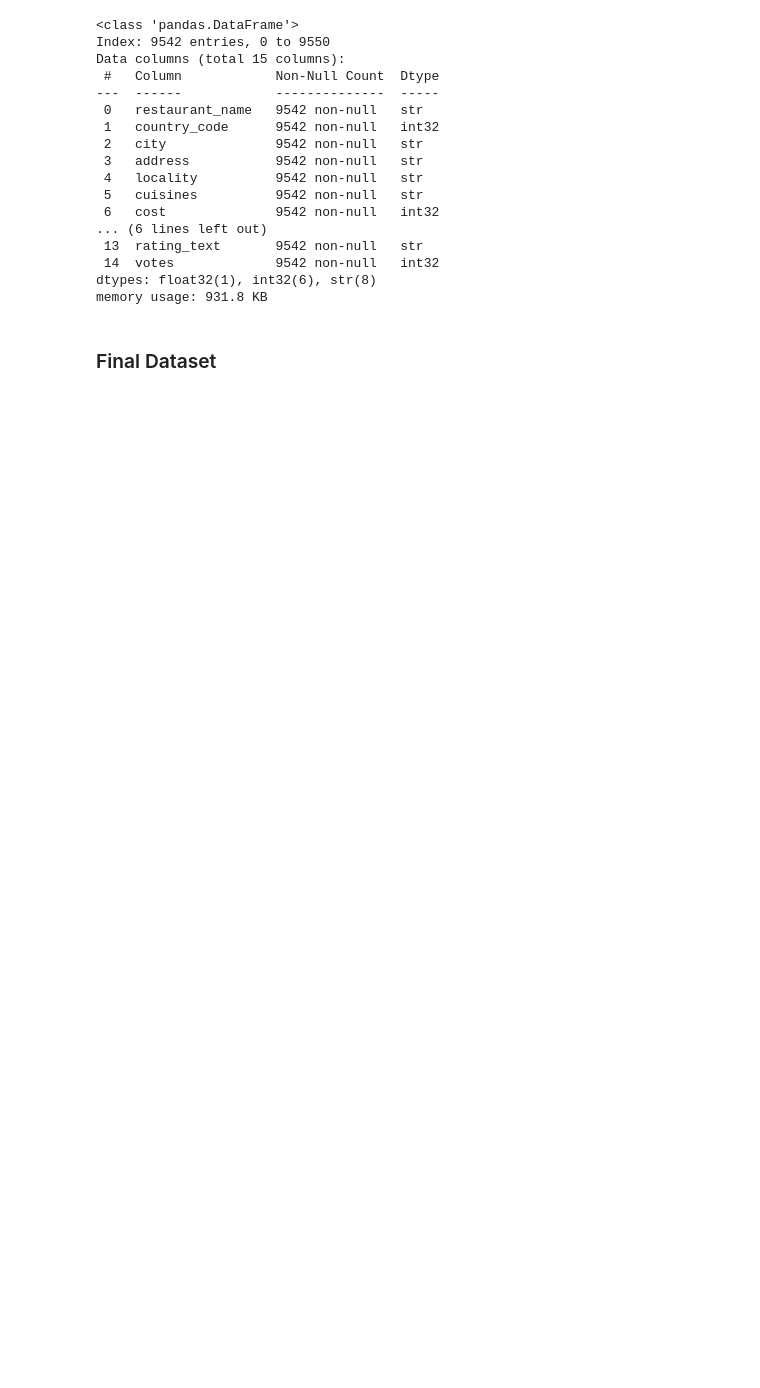
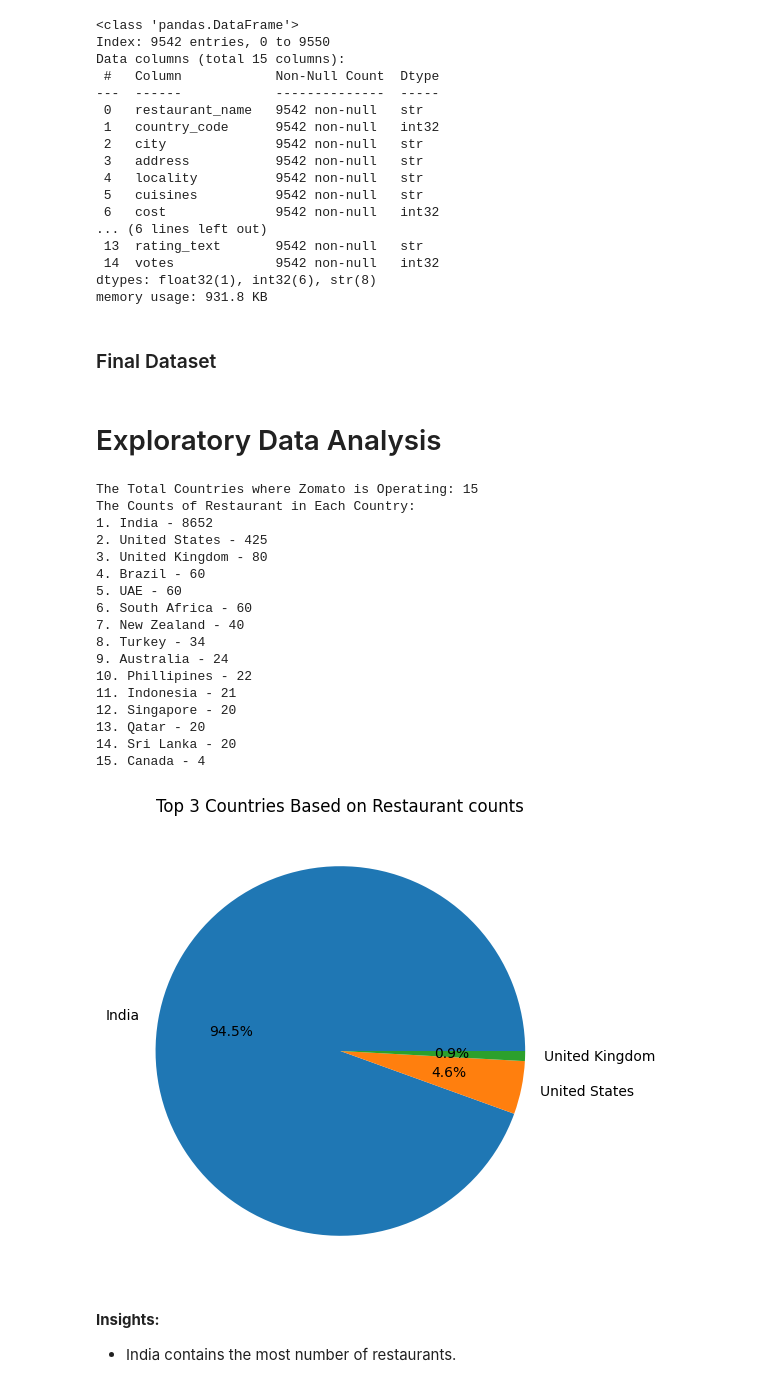
Before and after one commit to vansh-076/Zomato-Recommendation-system, a Jupyter notebook: Zomato_EDA.ipynb, the cells around one changed output. Saved outputs shown, nothing was run; the diff lists cells and outputs as text; code cells hidden in the pictures; blank space fills up the shorter version.

```diff
--- a/Zomato_EDA.ipynb
+++ b/Zomato_EDA.ipynb
@@ -33,7 +31,7 @@ import warnings
 # %%
 pd.set_option('display.max_columns',None)
 %matplotlib inline
-plt.rcParams['figure.figsize']=(10,8)
+plt.rcParams['figure.figsize']=(10,6)
 warnings.filterwarnings('ignore')
 # %% [markdown]
 <h4>Importing the Data</h4>
@@ -181,8 +177,8 @@ cuisine_null_percentage=(
 print(f'The percentage of Null values in Cuisines Columns: {cuisine_null_percentage}')
 print(f'Before Droping : {df.shape}')
 if cuisine_null_percentage<=threshold:
-    df['Cuisines'].dropna(inplace=True)
+    df=df.dropna(axis=0)
     print(f'After Droping : {df.shape}')
 else:
-    df['Cuisines'].fillna(df['Cuisines'].mode()[0],inplace=True)
+    df=df.fillna(df['Cuisines'].mode()[0])
 # %% [output]
@@ -193,7 +189,7 @@ After Droping : (9542, 21)
 <h3>Droping Noise Columns</h3>
 # %%
 #Droping noise columns
-columns=['restaurant_id','locality_verbose','longitude','latitude','is_delivering_now','switch_to_order_menu']
+columns=['Restaurant ID','Locality Verbose','Longitude','Latitude','Is delivering now','Switch to order menu']
 df.drop(columns=columns,inplace=True)
 print(f'The Columns after Droping :\n{df.columns}')
 # %% [output]
@@ -234,4 +227,4 @@ Index(['restaurant_id', 'restaurant_name', 'country_code', 'city', 'address',
 #Replace yes/no to 0/1
 column=['table_booking','online_delivery']
 mapping={'Yes':1,'No':0}
-df[column]=df[column].apply(lambda col:col.map(mapping)).astype('int32')
+df[column]=df[column].apply(lambda col:col.map(mapping)).astype(np.int32)
@@ -269,3 +260,42 @@ code.columns=code.columns.str.lower().str.strip().str.replace(' ','_')
 # %%
 #Merge the dataset on country code
 final_df=df.merge(code,on='country_code',how='left')
+# %% [markdown]
+<h1>Exploratory Data Analysis</h1>
+# %%
+#Now lets look at the country where zomato is used.
+print(f'The Total Countries where Zomato is Operating: {final_df['country'].nunique()}')
+
+#Now lets look at the restaurant counts for each country
+print('The Counts of Restaurant in Each Country:')
+country_counts=final_df['country'].value_counts()
+for i,(name,count) in enumerate(country_counts.items()):
+    print(f'{i+1}. {name} - {count}')
+print('\n\n')
+#visualize the top 3 country based on restaurant count
+
+plt.pie(country_counts.values[:3],labels=country_counts.index[:3],autopct="%1.1f%%")
+plt.title('Top 3 Countries Based on Restaurant counts')
+plt.show()
+# %% [output]
+The Total Countries where Zomato is Operating: 15
+The Counts of Restaurant in Each Country:
+1. India - 8652
+2. United States - 425
+3. United Kingdom - 80
+4. Brazil - 60
+5. UAE - 60
+6. South Africa - 60
+7. New Zealand - 40
+8. Turkey - 34
+9. Australia - 24
+10. Phillipines - 22
+11. Indonesia - 21
+12. Singapore - 20
+13. Qatar - 20
+14. Sri Lanka - 20
+15. Canada - 4
+[figure, added]
+# %% [markdown]
+<b>Insights:
+<ul><li>India contains the most number of restaurants.</ul>
```
Also changed, not shown: parts of 28 cells of this notebook.
